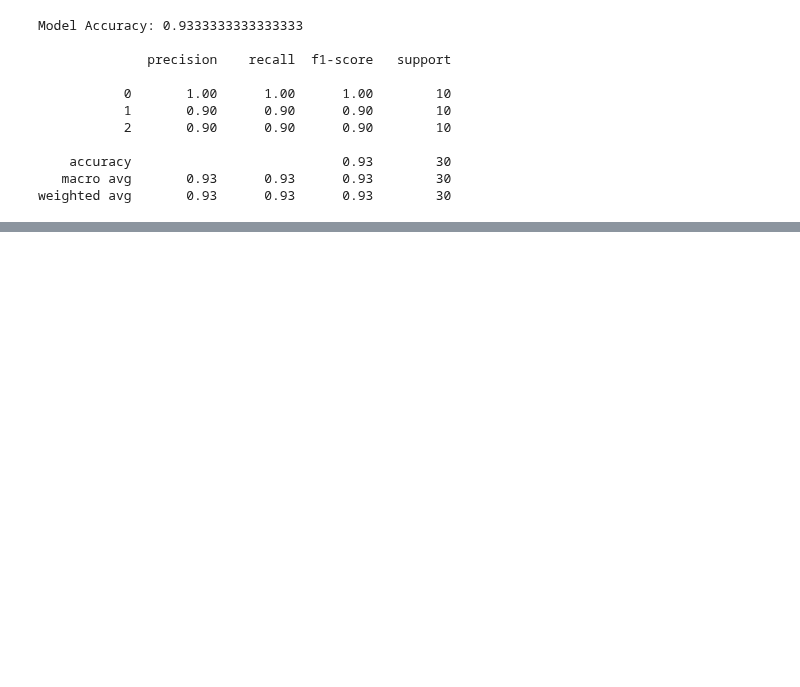
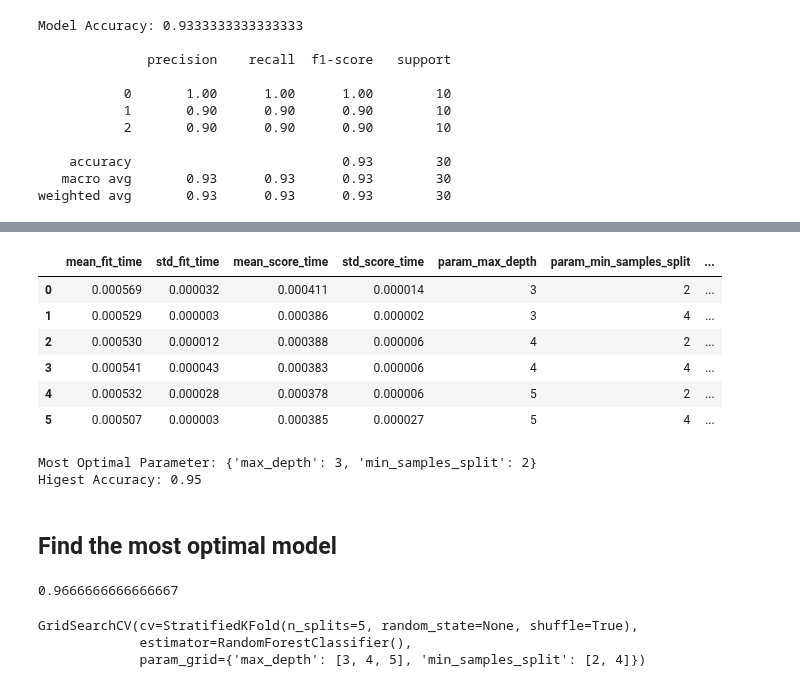
Before and after one commit to BrianK64/Microsoft_AI_School, a Jupyter notebook: Machine_Learning/Iris_Species_Classification.ipynb, the cells around one changed output, grey strips where cells are left out. Drawn from its saved outputs; the diff is of its cells as text; code cells hidden in the pictures; blank space fills up the shorter version.

```diff
--- a/Machine_Learning/Iris_Species_Classification.ipynb
+++ b/Machine_Learning/Iris_Species_Classification.ipynb
@@ -128,0 +192,40 @@ weighted avg       0.93      0.93      0.93        30
+# %%
+display(pd.DataFrame(gscv.cv_results_))
+print(f"Most Optimal Parameter: {gscv.best_params_}")
+print(f"Higest Accuracy: {gscv.best_score_}")
+# %% [output]
+|  | mean_fit_time | std_fit_time | mean_score_time | std_score_time | param_max_depth | param_min_samples_split | ... |
+| 0 | 0.000569 | 0.000032 | 0.000411 | 0.000014 | 3 | 2 | ... |
+| 1 | 0.000529 | 0.000003 | 0.000386 | 0.000002 | 3 | 4 | ... |
+| 2 | 0.000530 | 0.000012 | 0.000388 | 0.000006 | 4 | 2 | ... |
+| 3 | 0.000541 | 0.000043 | 0.000383 | 0.000006 | 4 | 4 | ... |
+| 4 | 0.000532 | 0.000028 | 0.000378 | 0.000006 | 5 | 2 | ... |
+| 5 | 0.000507 | 0.000003 | 0.000385 | 0.000027 | 5 | 4 | ... |
+Most Optimal Parameter: {'max_depth': 3, 'min_samples_split': 2}
+Higest Accuracy: 0.95
+# %% [markdown]
+## Find the most optimal model
+# %%
+optimal_model = gscv.best_estimator_
+
+pred = optimal_model.predict(X_test)
+
+accuracy_score(y_test, pred)
+# %% [output]
+0.9666666666666667
+# %%
+from sklearn.ensemble import RandomForestClassifier
+
+model_rf = RandomForestClassifier()
+kf = StratifiedKFold(n_splits = 5, shuffle = True)
+
+parameters = {"max_depth": [3, 4, 5],
+              "min_samples_split": [2, 4]}
+
+gscv_rf = GridSearchCV(model_rf, param_grid = parameters, cv = kf, refit = True)
+
+gscv_rf.fit(X_train, y_train)
+# %% [output]
+GridSearchCV(cv=StratifiedKFold(n_splits=5, random_state=None, shuffle=True),
+             estimator=RandomForestClassifier(),
+             param_grid={'max_depth': [3, 4, 5], 'min_samples_split': [2, 4]})
```
Also changed, not shown: parts of 11 cells of this notebook.
